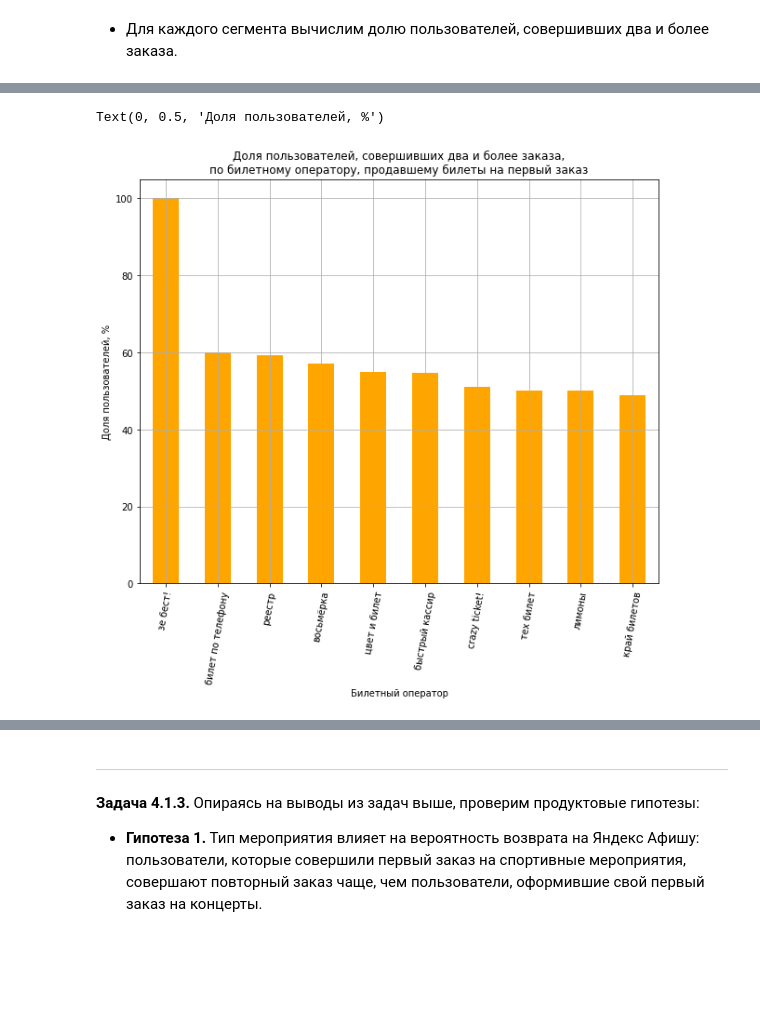
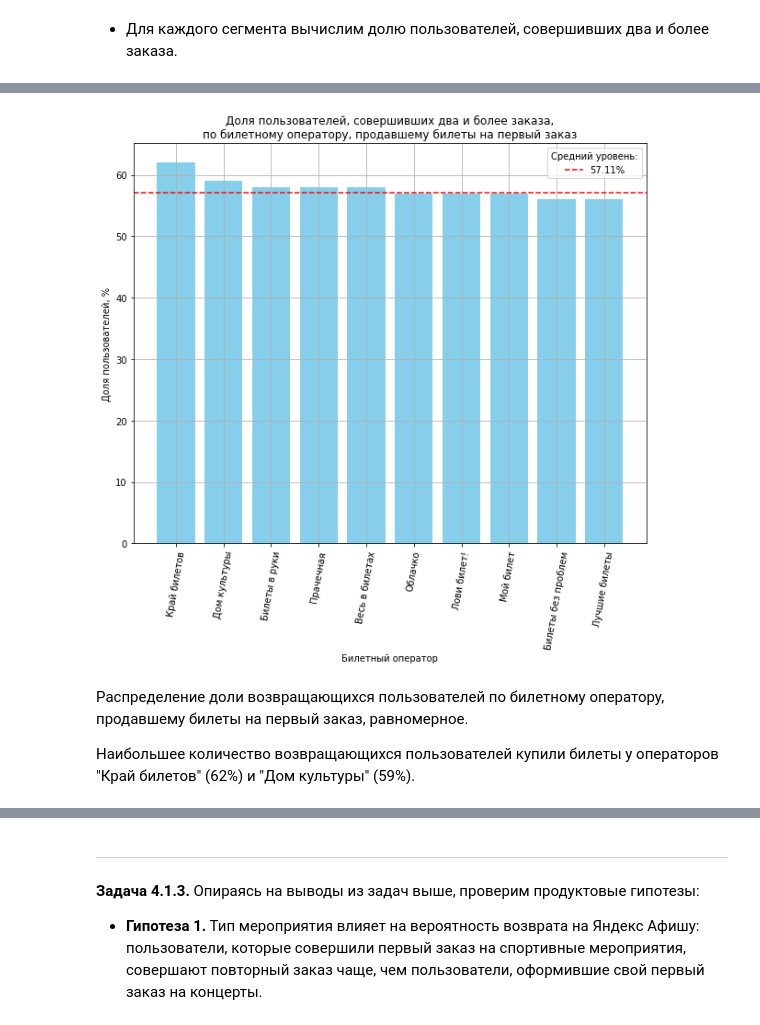
Before and after one commit to PutilEl/Yandex_afisha_user_behavior, a Jupyter notebook: Yandex_afisha_user_behavior.ipynb, the cells around one changed output, grey strips where cells are left out. Saved outputs shown, nothing was run; the diff lists cells and outputs as text; code cells hidden in the pictures; blank space fills up the shorter version.

```diff
--- a/Yandex_afisha_user_behavior.ipynb
+++ b/Yandex_afisha_user_behavior.ipynb
@@ -445,11 +478,11 @@ dtype: float64
 cat_columns_orders = ['device_type_canonical', 'currency_code', 'service_name', 'event_type_main', 'region_name', 'city_name']
 
 for col in cat_columns_orders:
-    df[col] = df[col].str.lower()  # Приводим все значения столбца к нижнему регистру
     print(f'Колонка: {col}')
-    print(f'Уникальных значений: {df[col].nunique()}')
+    print(f'Количество уникальных значений: {df[col].nunique()}')
+    print(f'Уникальные значения: {df[col].sort_values().unique()}\n')
     print('Распределение значений:')
-    print(f'{df[col].value_counts(normalize=True, dropna=False)}')
+    print(f'{df[col].value_counts(normalize = True, dropna = False)}')
     print(f'Пропусков: {df[col].isna().sum()}\n')
 # %% [output]
 Колонка: device_type_canonical
@@ -1056,6 +1127,6 @@ print(f'- среднее количество билетов: {tickets_count_mea
 # %%
-# Фильтруем выбросы
-filtered_user_profile = user_profile[(user_profile['total_orders'] <= total_orders_threshold) & (user_profile['avg_tickets_count'] <= tickets_count_mean_threshold)]
+# Фильтруем выбросы по количеству заказов
+filtered_user_profile = user_profile[user_profile['total_orders'] <= total_orders_threshold]
 # %%
 # Проверяем размеры
 print(f'Исходное количество записей: {len(user_profile)}')
@@ -1642,0 +1802,16 @@ Text(0, 0.5, 'Доля пользователей, %')
+# %%
+# Группируем пользователей, совершивших два и более заказа, по билетному оператору, продавшему билеты на первый заказ
+group_service = (filtered_user_profile.groupby('service_name').agg(users_count=('user_id', 'nunique'),
+                                                               share_return_users=('is_two', 'mean')).reset_index())
+
+# Отбираем топ-10 билетных операторов по размеру сегмента, чтобы избежать нестабильных долей в маленьких группах
+top10_services = group_service.sort_values('users_count', ascending=False).head(10)
+
+# Сортируем для наглядности
+top10_services = top10_services.sort_values('share_return_users', ascending=False)
+
+# Округляем значения до двух знаков после запятой
+top10_services['share_return_users'] = top10_services['share_return_users'].round(2)
+
+print('Доля пользователей, совершивших два и более заказа, по билетному оператору, продавшему билеты на первый заказ:')
+display(top10_services)
@@ -1643,17 +1831,25 @@ Text(0, 0.5, 'Доля пользователей, %')
 # %%
 # Построим столбчатую диаграмму
 plt.figure(figsize = (10, 8))
 
-share_is_two_service.head(10).plot(kind = 'bar',
-                   grid = True,
-                   legend = False,
-                   color = 'orange',
-                   rot = 80
-)
+# Рассчитываем средний уровень по всей выборке
+mean_is_two = round(filtered_user_profile['is_two'].mean() * 100, 2)
+
+plt.bar(top10_services['service_name'], top10_services['share_return_users'] * 100, color='skyblue')
+
+# Добавляем горизонтальную линию для среднего уровня
+plt.axhline(mean_is_two, color='r', linestyle='--')
 
 plt.title('Доля пользователей, совершивших два и более заказа,\nпо билетному оператору, продавшему билеты на первый заказ')
 plt.xlabel('Билетный оператор')
 plt.ylabel('Доля пользователей, %')
+plt.legend(title = 'Средний уровень:', labels = [f'{mean_is_two}%'])
+plt.grid(True)
+plt.xticks(rotation=80)
+plt.show()
 # %% [output]
-Text(0, 0.5, 'Доля пользователей, %')
-[figure, old version]
+[figure, new version]
+# %% [markdown]
+Распределение доли возвращающихся пользователей по билетному оператору, продавшему билеты на первый заказ, равномерное.
+
+Наибольшее количество возвращающихся пользователей купили билеты у операторов "Край билетов" (62%) и "Дом культуры" (59%).
```
Also changed, not shown: parts of 156 cells of this notebook.
